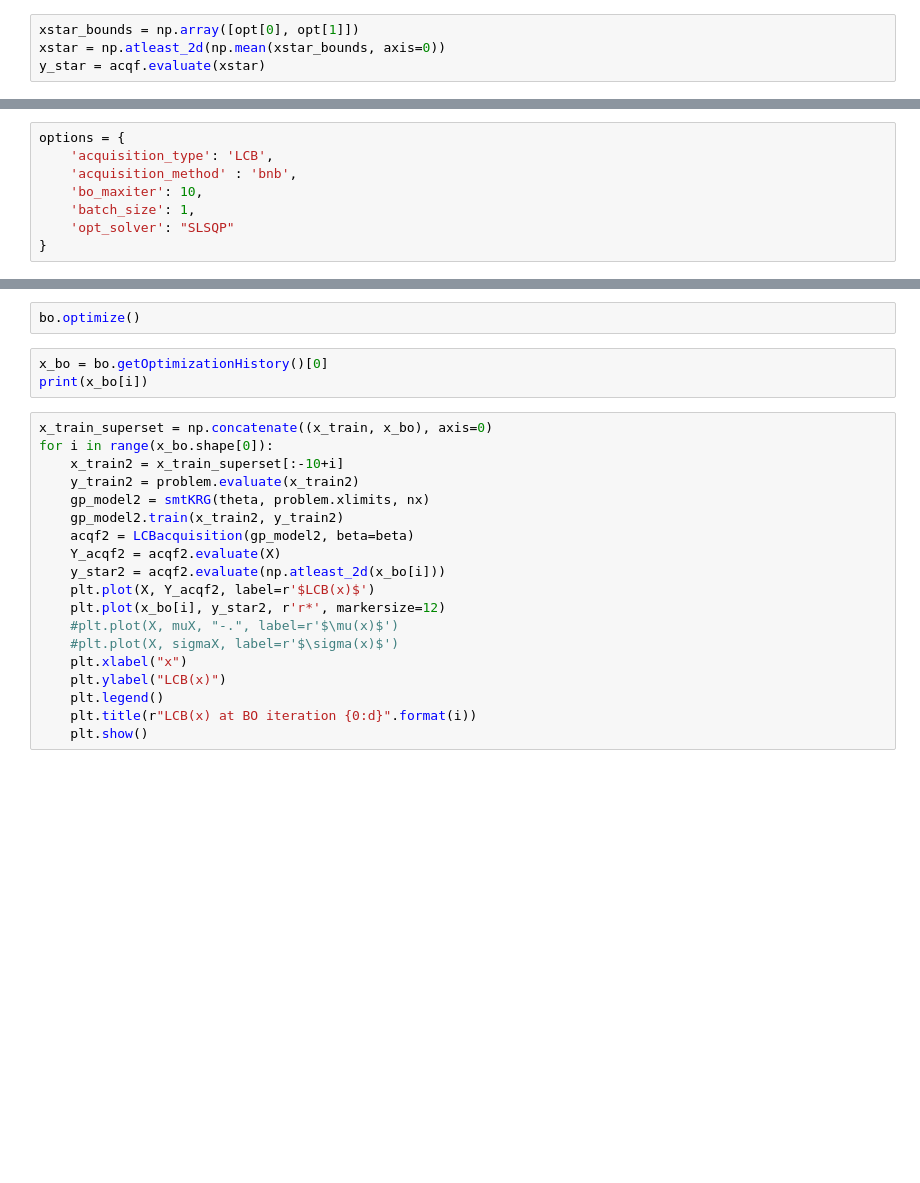
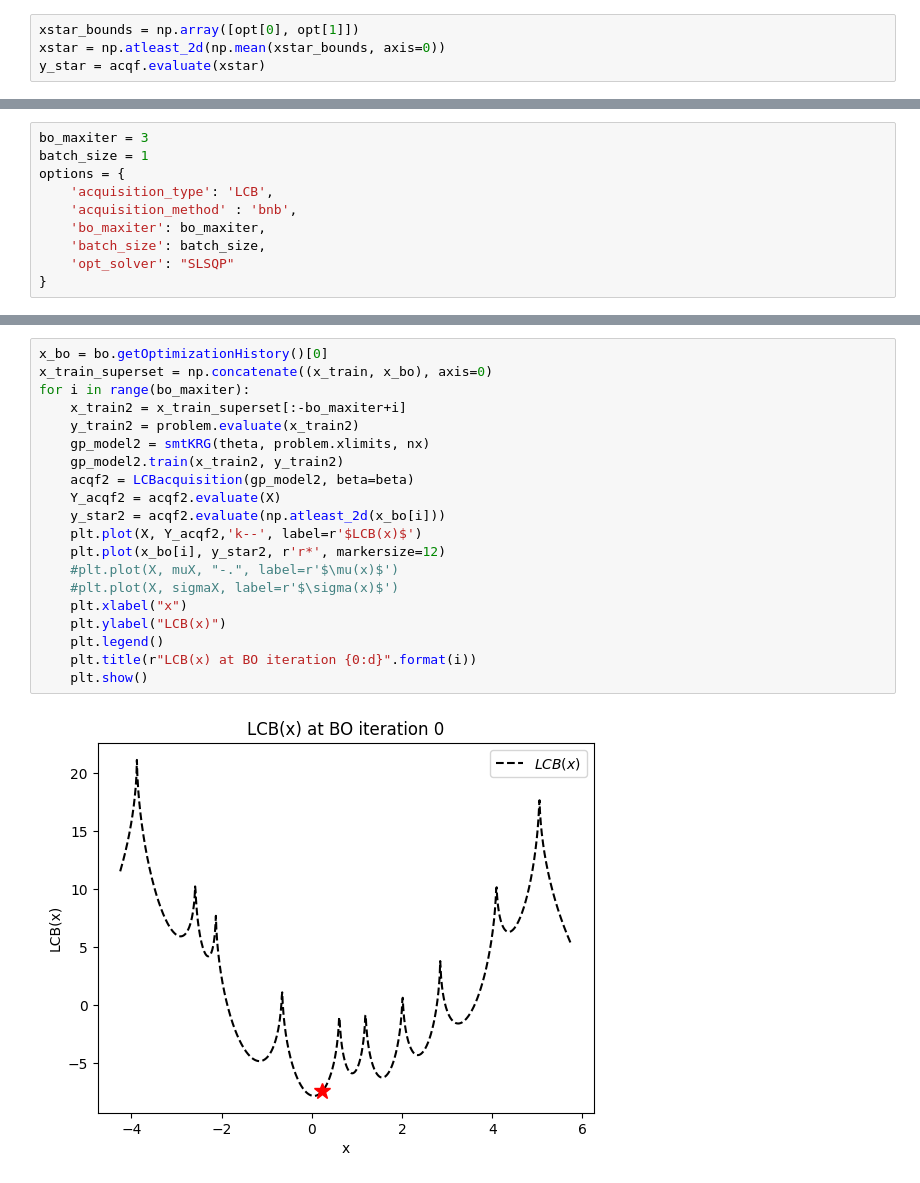
Before and after one commit to llnl/hiop, a Jupyter notebook: src/Drivers/hiopbbpy/BODemoNLP-Tucker.ipynb, the cells around one changed output, grey strips where cells are left out. Cells and saved outputs as stored; diff of their text form; blank space fills up the shorter version.

```diff
--- a/src/Drivers/hiopbbpy/BODemoNLP-Tucker.ipynb
+++ b/src/Drivers/hiopbbpy/BODemoNLP-Tucker.ipynb
@@ -259,9 +259,11 @@ plt.show()
 # %%
+bo_maxiter = 3
+batch_size = 1
 options = {
     'acquisition_type': 'LCB',
     'acquisition_method' : 'bnb',
-    'bo_maxiter': 10,
-    'batch_size': 1,
+    'bo_maxiter': bo_maxiter,
+    'batch_size': batch_size,
     'opt_solver': "SLSQP"
 }
 # %%
@@ -270,24 +412,22 @@ bo = BOAlgorithm(problem, gp_model, x_train, y_train, options=options)
-# %%
-bo.optimize()
-# %%
-x_bo = bo.getOptimizationHistory()[0]
-print(x_bo[i])
 # %%
+x_bo = bo.getOptimizationHistory()[0]
 x_train_superset = np.concatenate((x_train, x_bo), axis=0)
-for i in range(x_bo.shape[0]):
-    x_train2 = x_train_superset[:-10+i]
+for i in range(bo_maxiter):
+    x_train2 = x_train_superset[:-bo_maxiter+i]
     y_train2 = problem.evaluate(x_train2)
     gp_model2 = smtKRG(theta, problem.xlimits, nx)
     gp_model2.train(x_train2, y_train2)
     acqf2 = LCBacquisition(gp_model2, beta=beta)
     Y_acqf2 = acqf2.evaluate(X)
     y_star2 = acqf2.evaluate(np.atleast_2d(x_bo[i]))
-    plt.plot(X, Y_acqf2, label=r'$LCB(x)$')
+    plt.plot(X, Y_acqf2,'k--', label=r'$LCB(x)$')
     plt.plot(x_bo[i], y_star2, r'r*', markersize=12)
     #plt.plot(X, muX, "-.", label=r'$\mu(x)$')
     #plt.plot(X, sigmaX, label=r'$\sigma(x)$')
     plt.xlabel("x")
     plt.ylabel("LCB(x)")
     plt.legend()
     plt.title(r"LCB(x) at BO iteration {0:d}".format(i))
     plt.show()
+# %% [output]
+[figure, added]
```
Also changed, not shown: parts of 9 cells of this notebook.
